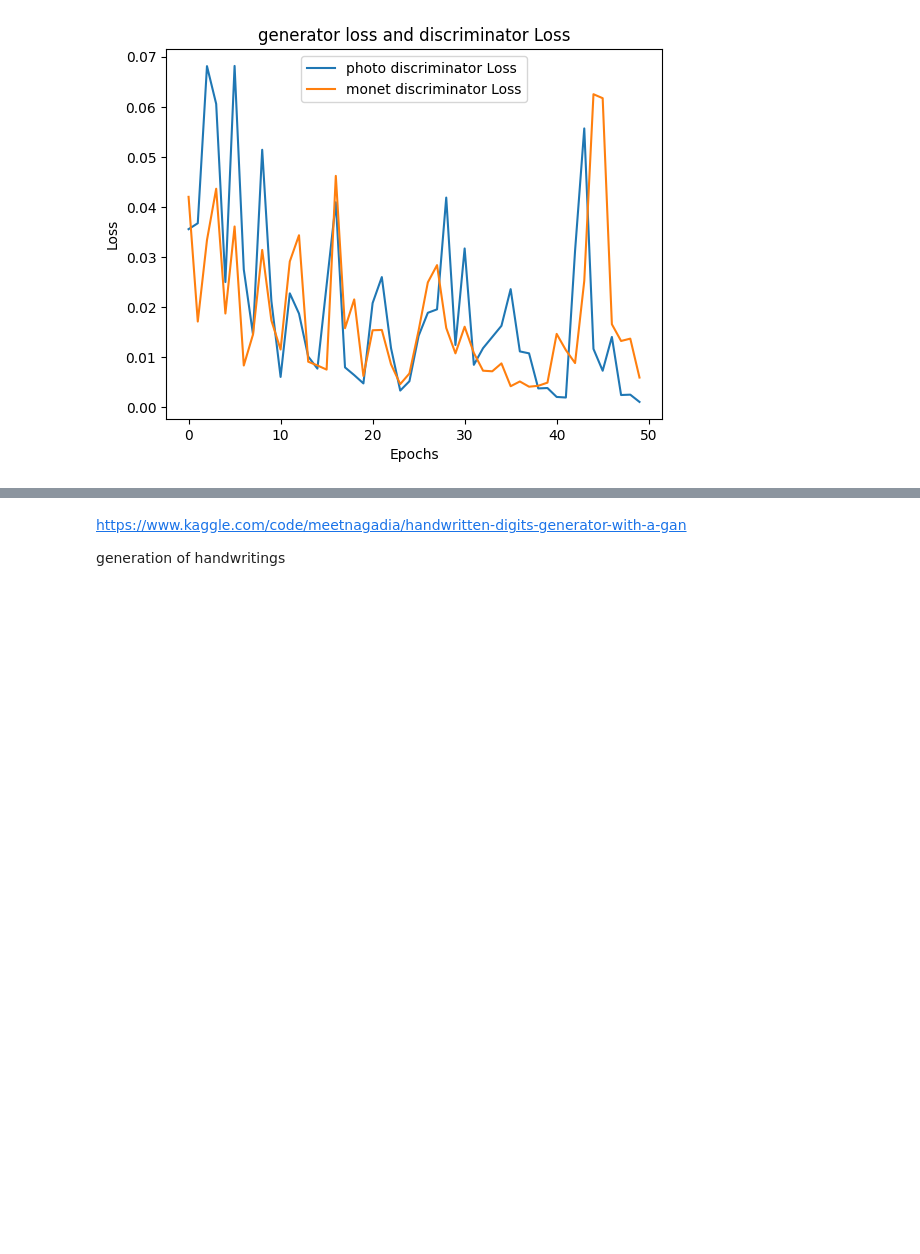
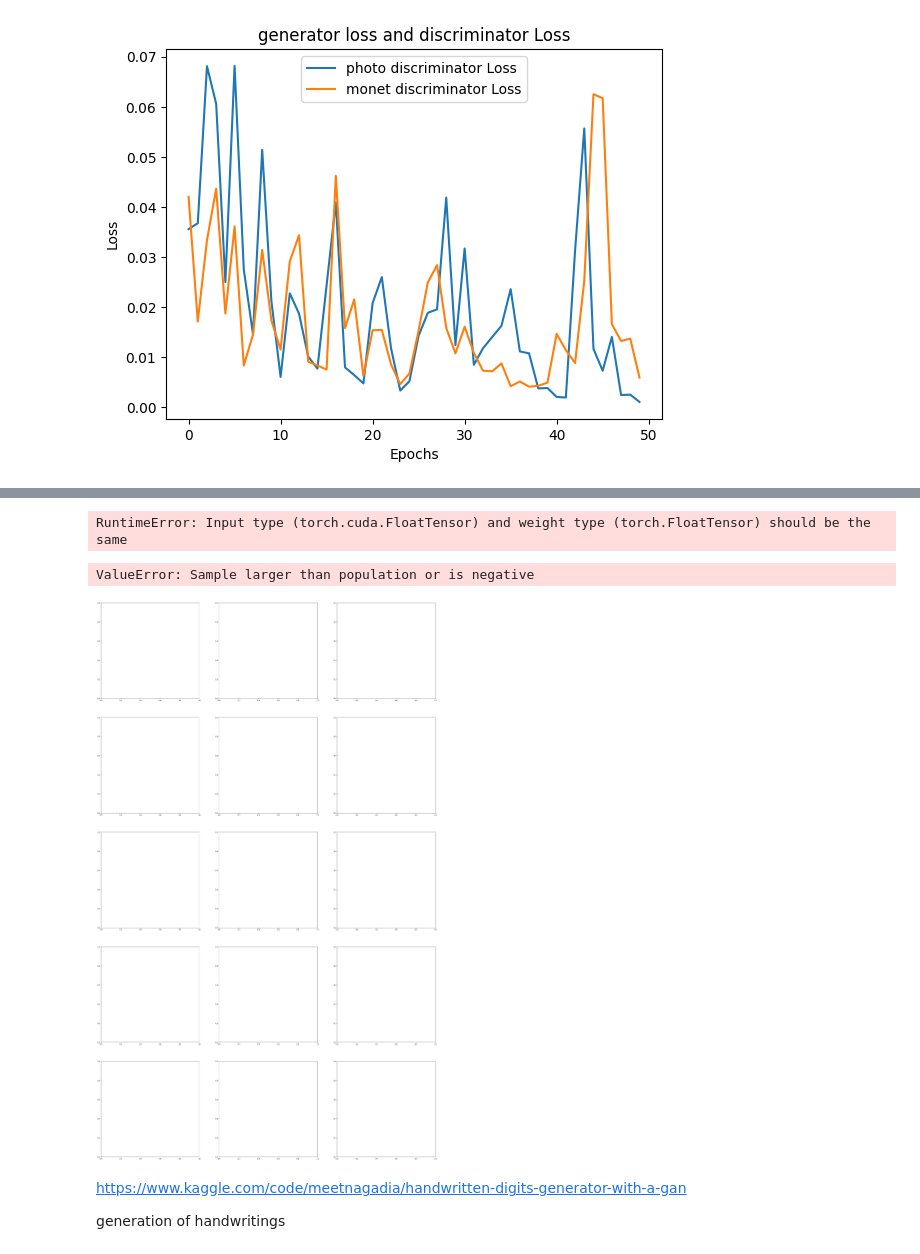
Before and after one commit to peteray-dev/GAN_Painter, a Jupyter notebook: CYCLEGAN_I_AM_SOMETHING_OF_A_PAINTER_MYSELF_(1).ipynb, the cells around one changed output, grey strips where cells are left out. Saved outputs shown, nothing was run; the diff lists cells and outputs as text; code cells hidden in the pictures; blank space fills up the shorter version.

```diff
--- a/CYCLEGAN_I_AM_SOMETHING_OF_A_PAINTER_MYSELF_(1).ipynb
+++ b/CYCLEGAN_I_AM_SOMETHING_OF_A_PAINTER_MYSELF_(1).ipynb
@@ -836,3 +907,13 @@ plt.show()
+# %%
+train_cycle_gan(
+    cycle_gan_model,
+    monet_loader,
+    photo_loader,
+    num_epochs=EPOCHS_NUM,
+    device=device
+)
+# %% [output]
+RuntimeError: Input type (torch.cuda.FloatTensor) and weight type (torch.FloatTensor) should be the same
 # %%
 def visualizing(photos_data, monet_generator, photo_generator, num_images=5):
     fig, ax = plt.subplots( num_images, 3, figsize=(12*3, 12*num_images))
@@ -871,3 +950,12 @@ visualizing
+# %%
+monet_generator = gen_photo_to_monet(real_photos)
+# %%
+photo_generator = gen_monet_to_photo(real_photos)
+# %%
+visualizing(real_photos, monet_generator, photo_generator)
+# %% [output]
+ValueError: Sample larger than population or is negative
+[figure, added]
 # %% [markdown]
 https://www.kaggle.com/code/meetnagadia/handwritten-digits-generator-with-a-gan
 
```
Also changed, not shown: parts of 14 cells of this notebook.
